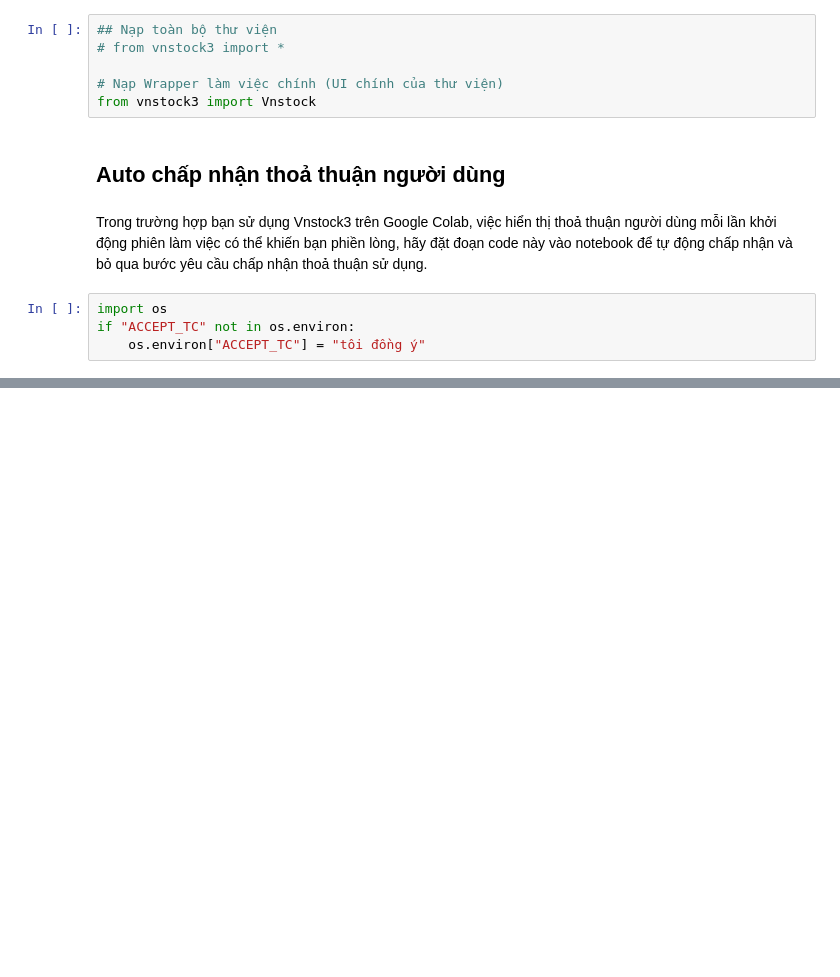
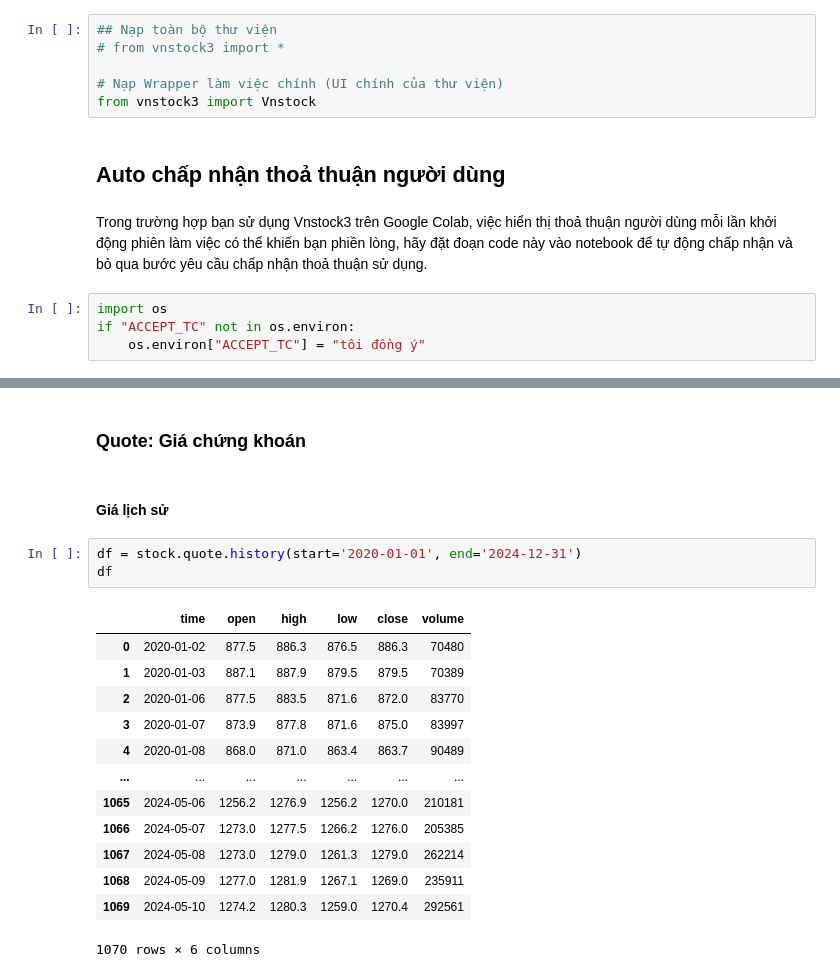
Before and after one commit to thinh-vu/vnstock, a Jupyter notebook: docs/vnstock3_demo.ipynb, the cells around one changed output, grey strips where cells are left out. Cells and saved outputs as stored; diff of their text form; blank space fills up the shorter version.

```diff
--- a/docs/vnstock3_demo.ipynb
+++ b/docs/vnstock3_demo.ipynb
@@ -24,0 +91,21 @@ if "ACCEPT_TC" not in os.environ:
+# %% [markdown]
+### Quote: Giá chứng khoán
+# %% [markdown]
+#### Giá lịch sử
+# %%
+df = stock.quote.history(start='2020-01-01', end='2024-12-31')
+df
+# %% [output]
+|  | time | open | high | low | close | volume |
+| 0 | 2020-01-02 | 877.5 | 886.3 | 876.5 | 886.3 | 70480 |
+| 1 | 2020-01-03 | 887.1 | 887.9 | 879.5 | 879.5 | 70389 |
+| 2 | 2020-01-06 | 877.5 | 883.5 | 871.6 | 872.0 | 83770 |
+| 3 | 2020-01-07 | 873.9 | 877.8 | 871.6 | 875.0 | 83997 |
+| 4 | 2020-01-08 | 868.0 | 871.0 | 863.4 | 863.7 | 90489 |
+| ... | ... | ... | ... | ... | ... | ... |
+| 1065 | 2024-05-06 | 1256.2 | 1276.9 | 1256.2 | 1270.0 | 210181 |
+| 1066 | 2024-05-07 | 1273.0 | 1277.5 | 1266.2 | 1276.0 | 205385 |
+| 1067 | 2024-05-08 | 1273.0 | 1279.0 | 1261.3 | 1279.0 | 262214 |
+| 1068 | 2024-05-09 | 1277.0 | 1281.9 | 1267.1 | 1269.0 | 235911 |
+| 1069 | 2024-05-10 | 1274.2 | 1280.3 | 1259.0 | 1270.4 | 292561 |
+1070 rows × 6 columns
```
Also changed, not shown: parts of 18 cells of this notebook, 53 other files.
